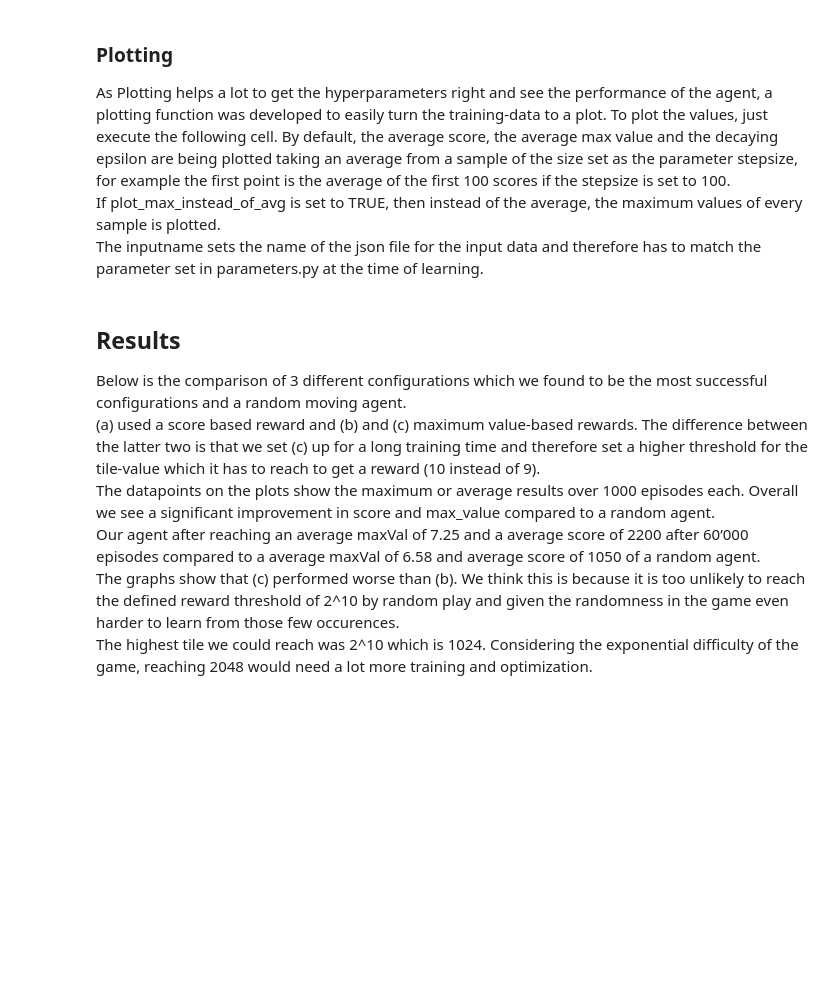
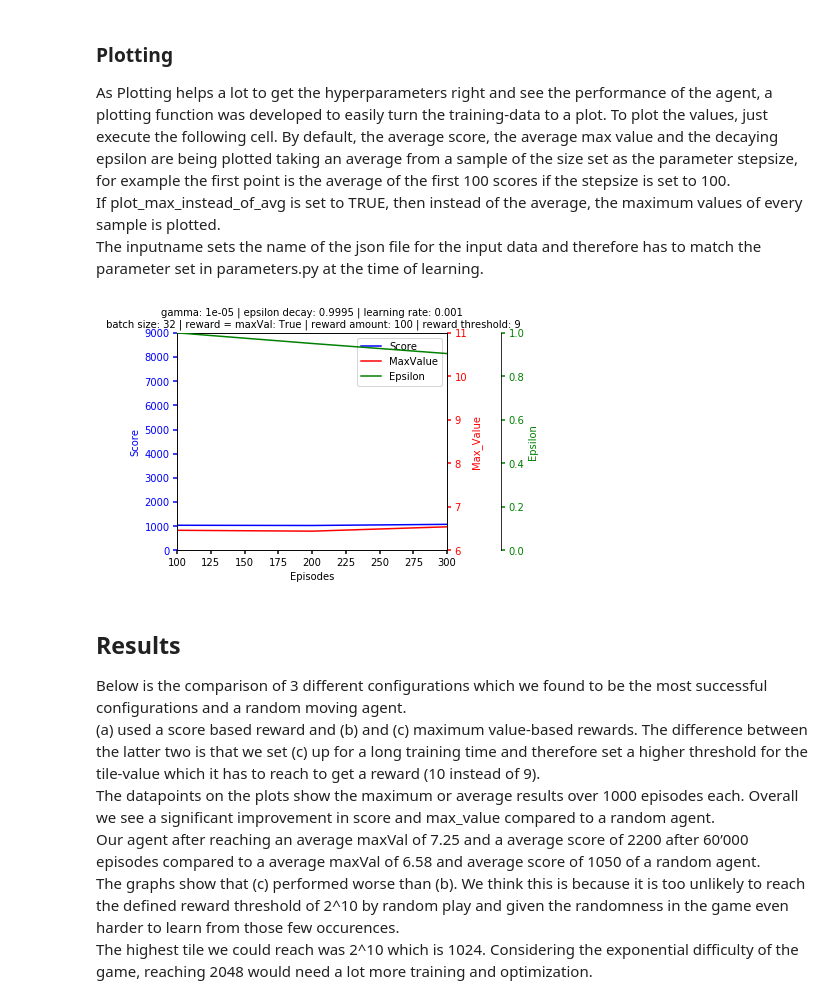
Before and after one commit to Vollkorn01/DQN-2048, a Jupyter notebook: 2048_DQN_Notebook.ipynb, the cells around one changed output. Cells and saved outputs as stored; diff of their text form; code cells hidden in the pictures; blank space fills up the shorter version.

```diff
--- a/2048_DQN_Notebook.ipynb
+++ b/2048_DQN_Notebook.ipynb
@@ -597,39 +615,44 @@ def plot_data(plottitle, max_x, para_episodes_list, para_value_list, para_score_
     p2, = par1.plot(para_episodes_list, para_value_list, "r-", label="MaxValue")
     #Epsilon
     p3, = par2.plot(para_episodes_list, para_epsilon_list, "g-", label="Epsilon")
 
     #Episodes
     host.set_xlim(stepsize, max_x)
     #Score
-    host.set_ylim(0, 3000)
+    host.set_ylim(0, 9000)
     #MaxValue
-    par1.set_ylim(0, 10)
+    par1.set_ylim(6, 11)
     #Epsilon
     par2.set_ylim(0, 1)
 
 
     host.set_xlabel("Episodes")
     host.set_ylabel("Score")
     par1.set_ylabel("Max_Value")
     par2.set_ylabel("Epsilon")
     host.yaxis.label.set_color(p1.get_color())
     par1.yaxis.label.set_color(p2.get_color())
     par2.yaxis.label.set_color(p3.get_color())
     tkw = dict(size=4, width=1.5)
     host.tick_params(axis='y', colors=p1.get_color(), **tkw)
     par1.tick_params(axis='y', colors=p2.get_color(), **tkw)
     par2.tick_params(axis='y', colors=p3.get_color(), **tkw)
     host.tick_params(axis='x', **tkw)
     lines = [p1, p2, p3]
     host.legend(lines, [l.get_label() for l in lines])
     plt.title(plottitle, fontsize=10)
+    additionalname = "_avg_"
+    if (plot_max_instead_of_avg): additionalname = "_max_"
+
+    figurepath = path + "/graphs/"
+    if not os.path.exists(figurepath):
+      os.makedirs(figurepath)
+    fig.savefig(figurepath + str(inputname)+additionalname+"graph.pdf", bbox_inches='tight')
     plt.show()
-    figurepath = path + "/graphs/" + str(inputname)+"graph.pdf"
-    os.makedirs(os.path.dirname(figurepath), exist_ok=True)
-    fig.savefig(figurepath, bbox_inches='tight')
-
 
 plot()
+# %% [output]
+[figure, added]
 # %% [markdown]
 ## Results
 Below is the comparison of 3 different configurations which we found to be the most successful configurations and a random moving agent.<br>
```
Also changed, not shown: parts of 2 cells of this notebook.
